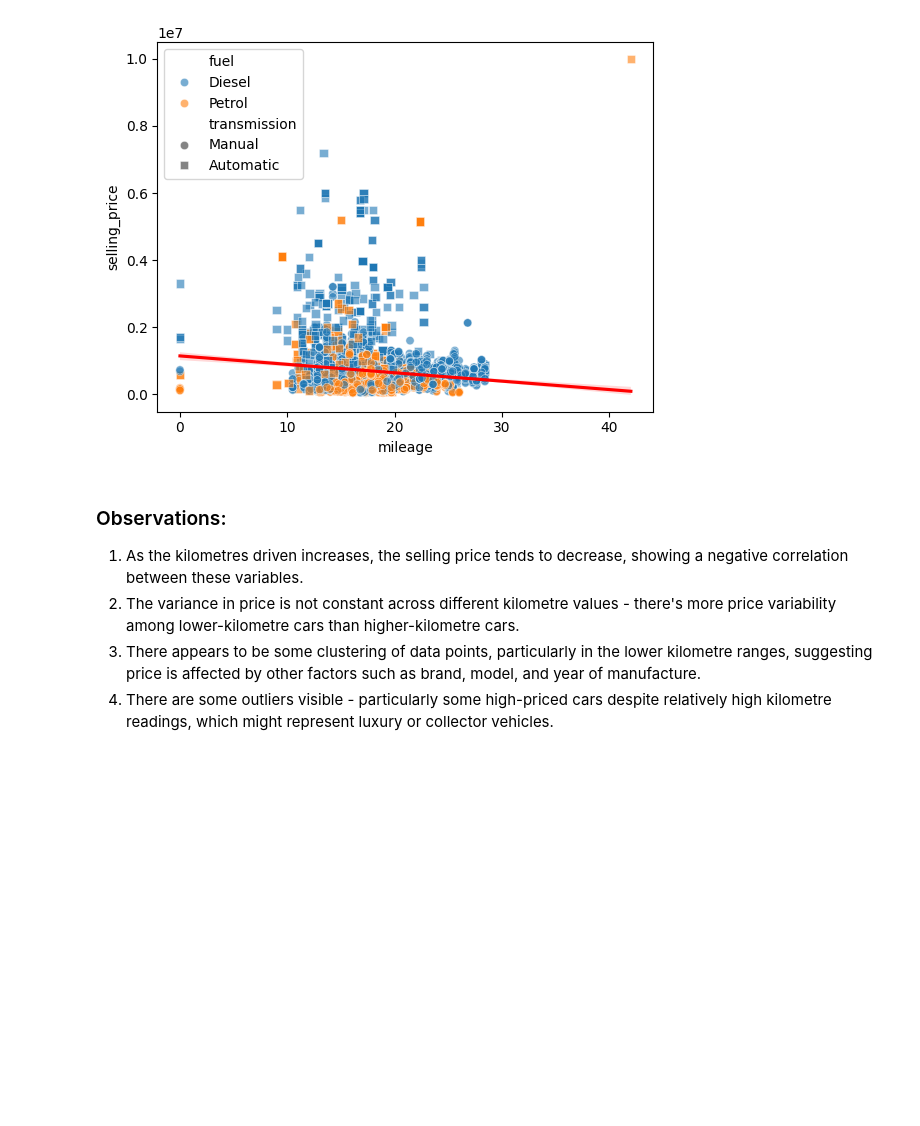
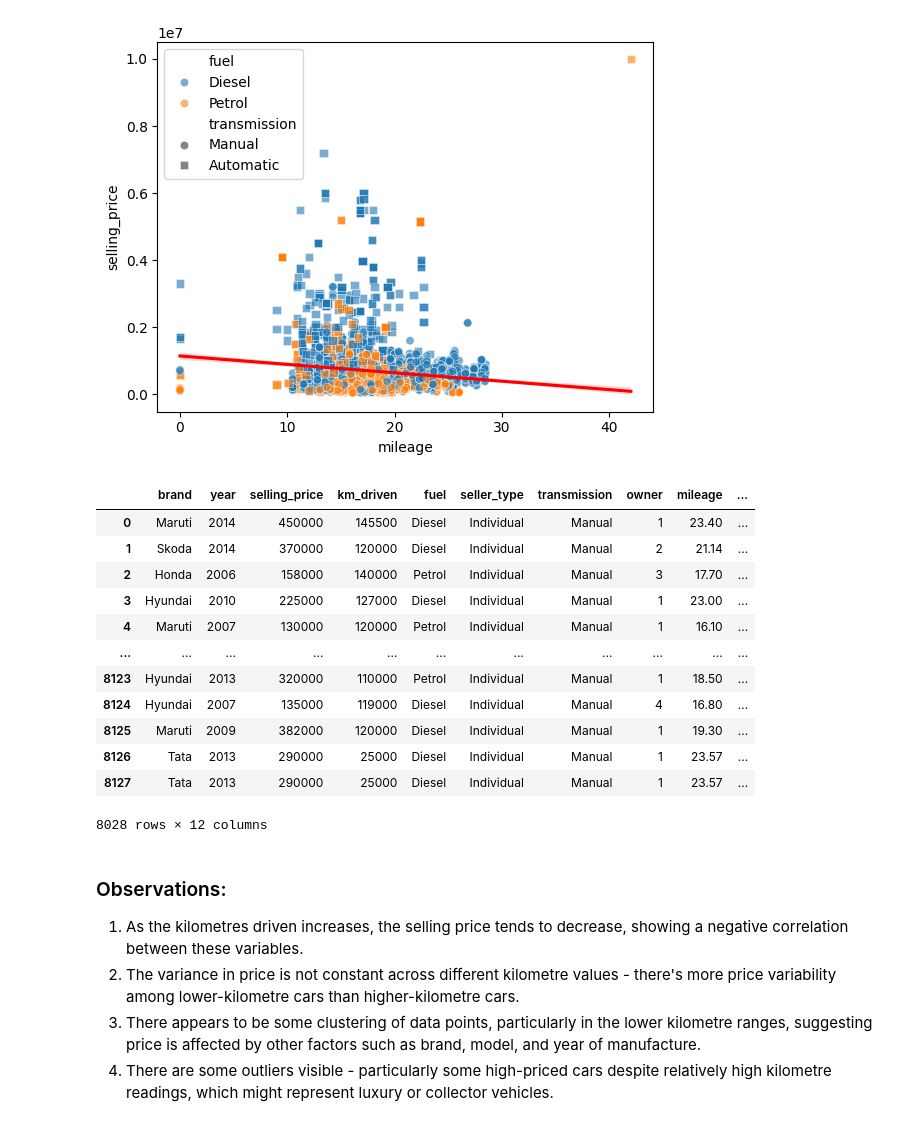
Before and after one commit to sushmi/classroom, a Jupyter notebook: notebooks/A1 - Predicting Car Prices.ipynb, the cells around one changed output. Saved outputs shown, nothing was run; the diff lists cells and outputs as text; code cells hidden in the pictures; blank space fills up the shorter version.

```diff
--- a/notebooks/A1 - Predicting Car Prices.ipynb
+++ b/notebooks/A1 - Predicting Car Prices.ipynb
@@ -622,6 +622,22 @@ sns.regplot(
 # %% [output]
 <Axes: xlabel='mileage', ylabel='selling_price'>
 [figure]
+# %%
+sdf
+# %% [output]
+|  | brand | year | selling_price | km_driven | fuel | seller_type | transmission | owner | mileage | ... |
+| 0 | Maruti | 2014 | 450000 | 145500 | Diesel | Individual | Manual | 1 | 23.40 | ... |
+| 1 | Skoda | 2014 | 370000 | 120000 | Diesel | Individual | Manual | 2 | 21.14 | ... |
+| 2 | Honda | 2006 | 158000 | 140000 | Petrol | Individual | Manual | 3 | 17.70 | ... |
+| 3 | Hyundai | 2010 | 225000 | 127000 | Diesel | Individual | Manual | 1 | 23.00 | ... |
+| 4 | Maruti | 2007 | 130000 | 120000 | Petrol | Individual | Manual | 1 | 16.10 | ... |
+| ... | ... | ... | ... | ... | ... | ... | ... | ... | ... | ... |
+| 8123 | Hyundai | 2013 | 320000 | 110000 | Petrol | Individual | Manual | 1 | 18.50 | ... |
+| 8124 | Hyundai | 2007 | 135000 | 119000 | Diesel | Individual | Manual | 4 | 16.80 | ... |
+| 8125 | Maruti | 2009 | 382000 | 120000 | Diesel | Individual | Manual | 1 | 19.30 | ... |
+| 8126 | Tata | 2013 | 290000 | 25000 | Diesel | Individual | Manual | 1 | 23.57 | ... |
+| 8127 | Tata | 2013 | 290000 | 25000 | Diesel | Individual | Manual | 1 | 23.57 | ... |
+8028 rows × 12 columns
 # %% [markdown]
 ### Observations:
 1. As the kilometres driven increases, the selling price tends to decrease, showing a negative correlation between these variables.
```
Also changed, not shown: parts of 17 cells of this notebook, 7 other files.
